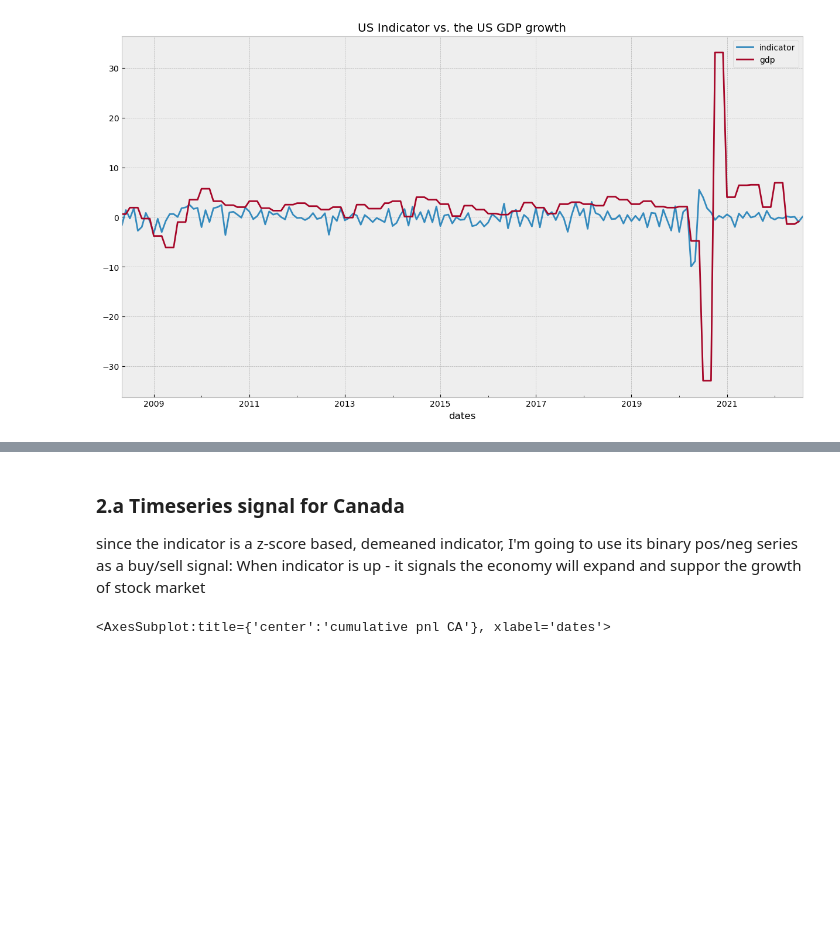
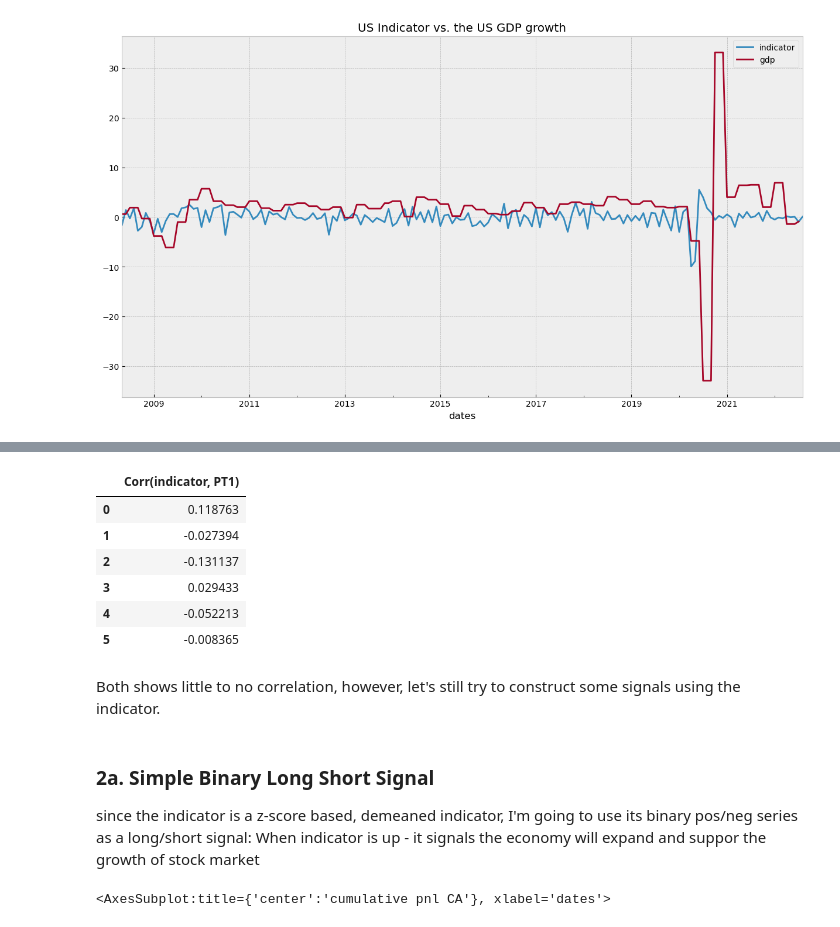
Before and after one commit to L-Dinosaur/trading_server, a Jupyter notebook: project_2/OTPP Capital Markets Investment Analytics - Interview Project Notebook.ipynb, the cells around one changed output, grey strips where cells are left out. Drawn from its saved outputs; the diff is of its cells as text; code cells hidden in the pictures; blank space fills up the shorter version.

```diff
--- a/project_2/OTPP Capital Markets Investment Analytics - Interview Project Notebook.ipynb
+++ b/project_2/OTPP Capital Markets Investment Analytics - Interview Project Notebook.ipynb
@@ -532,6 +539,20 @@ Creating a trading signal with the economic indicator, I'm going to try three si
+# %%
+lags = [0, 1, 2, 3, 4, 5]
+cadusd_corr = pd.DataFrame({'Corr(indicator, PT1)': [lagged_corr(ca_ind, ca_returns_cadusd_monthly, lag) for lag in lags]}, index=lags)
+cadusd_corr
+# %% [output]
+|  | Corr(indicator, PT1) |
+| 0 | 0.118763 |
+| 1 | -0.027394 |
+| 2 | -0.131137 |
+| 3 | 0.029433 |
+| 4 | -0.052213 |
+| 5 | -0.008365 |
+# %% [markdown]
+Both shows little to no correlation, however, let's still try to construct some signals using the indicator.
 # %% [markdown]
-### 2.a Timeseries signal for Canada
+### 2a. Simple Binary Long Short Signal
 
-since the indicator is a z-score based, demeaned indicator, I'm going to use its binary pos/neg series as a buy/sell signal: When indicator is up - it signals the economy will expand and suppor the growth of stock market
+since the indicator is a z-score based, demeaned indicator, I'm going to use its binary pos/neg series as a long/short signal: When indicator is up - it signals the economy will expand and suppor the growth of stock market
 # %%
 signal_ca = ca_ind.apply(lambda x: 1 if x > 0 else -1)
```
Also changed, not shown: parts of 33 cells of this notebook.
